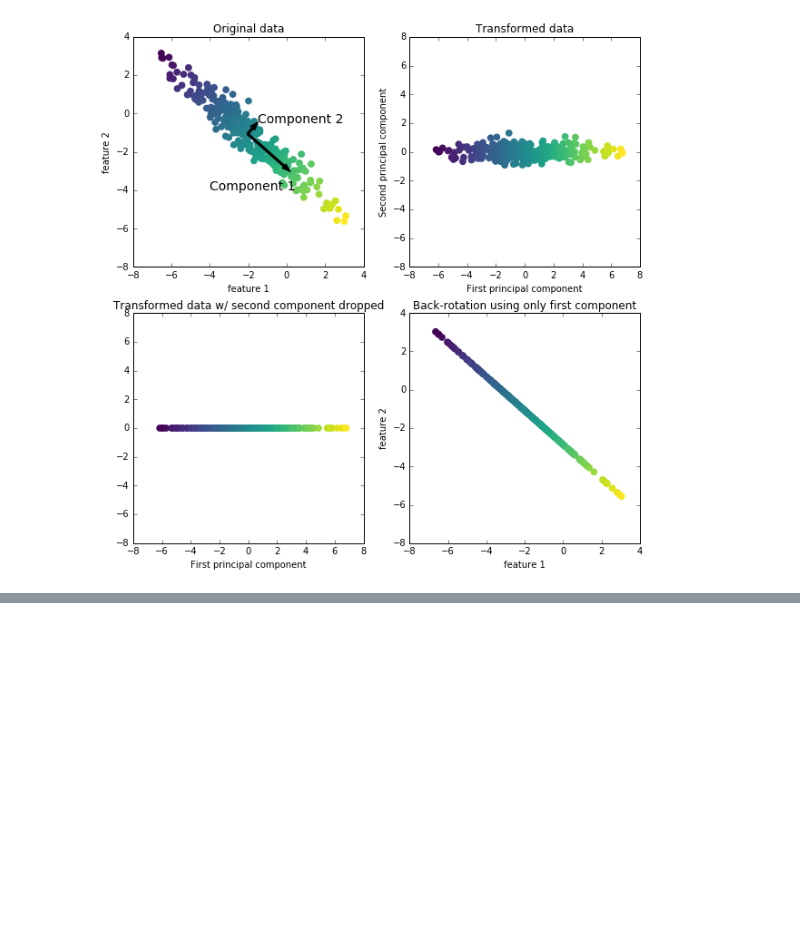
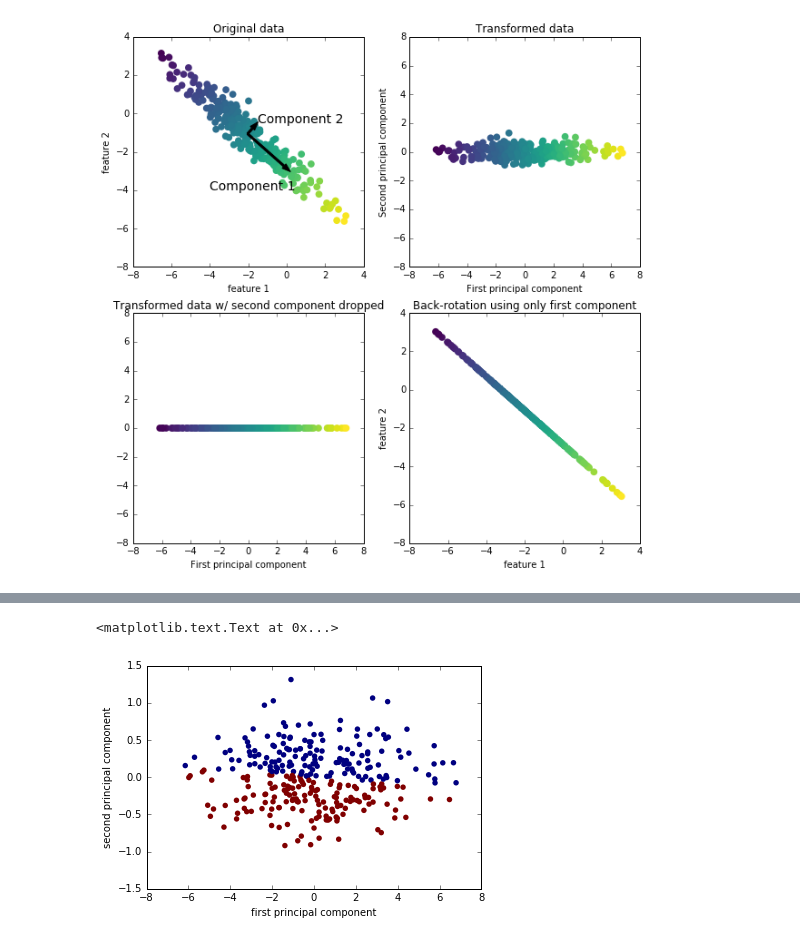
Before and after one commit to MrGreenRubato/notebooks, a Jupyter notebook: SciPy 2016 - Tutorial Part 5 - Unsupervised learning.ipynb, the cells around one changed output, grey strips where cells are left out. Drawn from its saved outputs; the diff is of its cells as text; code cells hidden in the pictures; blank space fills up the shorter version.

```diff
--- a/SciPy 2016 - Tutorial Part 5 - Unsupervised learning.ipynb
+++ b/SciPy 2016 - Tutorial Part 5 - Unsupervised learning.ipynb
@@ -104,0 +113,8 @@ plt.legend()
+# %%
+X_pca = pca.transform(X_blob)
+plt.scatter(X_pca[:,0], X_pca[:,1], c=y, linewidths=0, s=30)
+plt.xlabel('first principal component')
+plt.ylabel('second principal component')
+# %% [output]
+<matplotlib.text.Text at 0x...>
+[figure, added]
```
Also changed, not shown: parts of 4 cells of this notebook, 29 other files.
